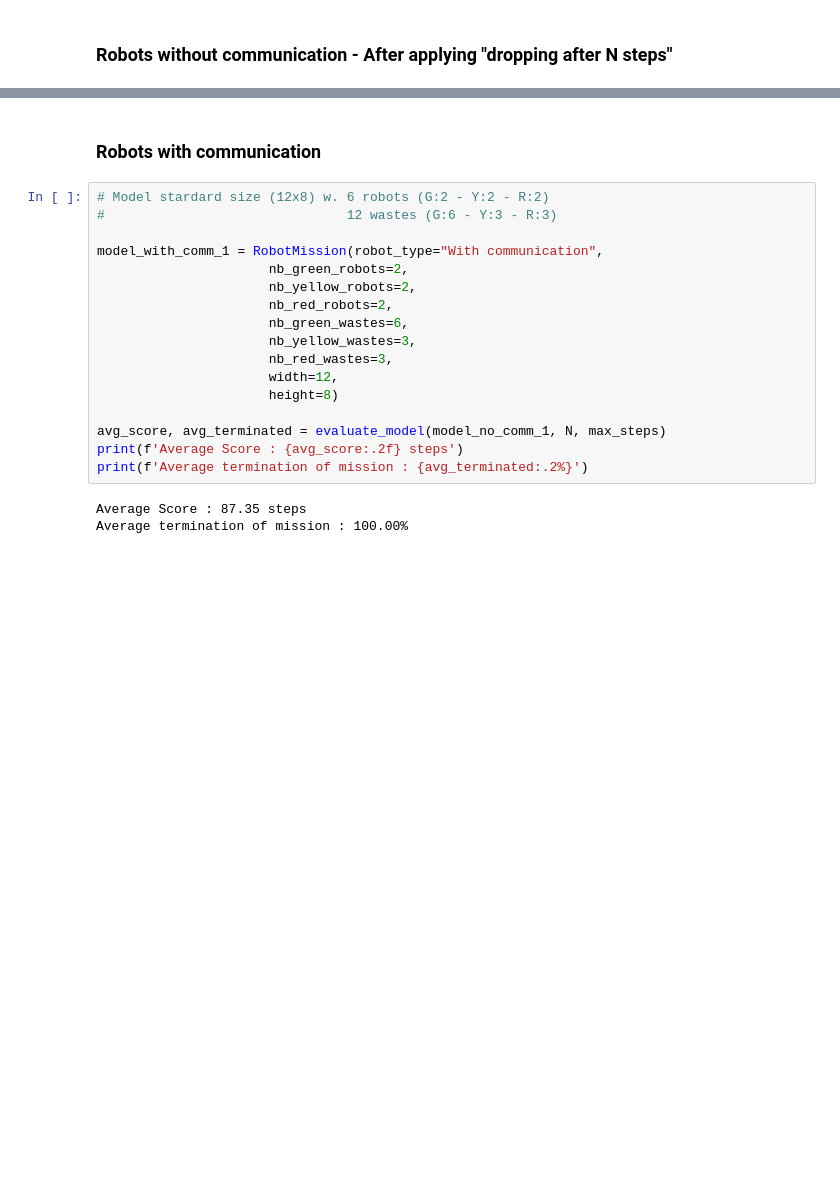
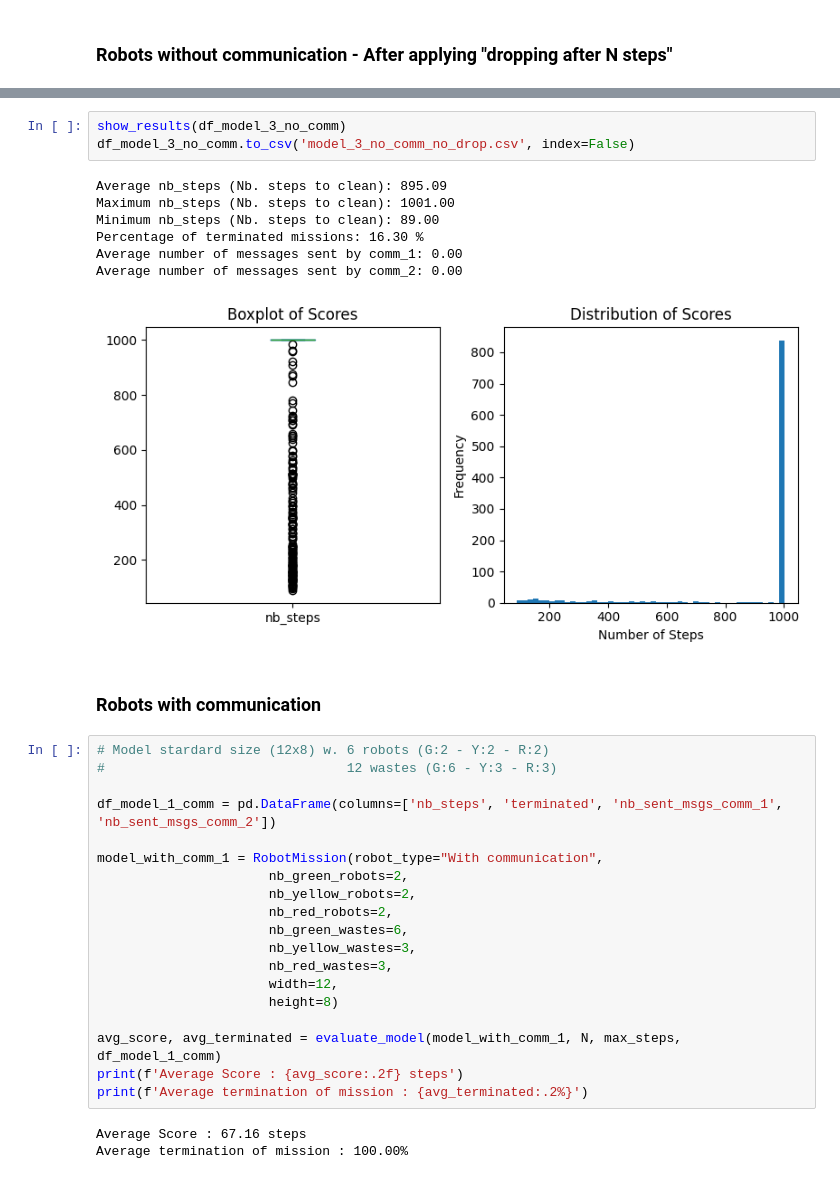
Before and after one commit to elbarhichi/Self-Organized-Multi-Agents-System, a Jupyter notebook: MAS_evaluation.ipynb, the cells around one changed output, grey strips where cells are left out. Drawn from its saved outputs; the diff is of its cells as text; blank space fills up the shorter version.

```diff
--- a/MAS_evaluation.ipynb
+++ b/MAS_evaluation.ipynb
@@ -175,8 +227,21 @@ Average termination of mission : 88.00%
+# %%
+show_results(df_model_3_no_comm)
+df_model_3_no_comm.to_csv('model_3_no_comm_no_drop.csv', index=False)
+# %% [output]
+Average nb_steps (Nb. steps to clean): 895.09
+Maximum nb_steps (Nb. steps to clean): 1001.00
+Minimum nb_steps (Nb. steps to clean): 89.00
+Percentage of terminated missions: 16.30 %
+Average number of messages sent by comm_1: 0.00
+Average number of messages sent by comm_2: 0.00
+[figure, added]
 # %% [markdown]
 ### **Robots with communication**
 # %%
 # Model stardard size (12x8) w. 6 robots (G:2 - Y:2 - R:2)
 #                               12 wastes (G:6 - Y:3 - R:3)
+
+df_model_1_comm = pd.DataFrame(columns=['nb_steps', 'terminated', 'nb_sent_msgs_comm_1', 'nb_sent_msgs_comm_2'])
 
 model_with_comm_1 = RobotMission(robot_type="With communication",
                       nb_green_robots=2,
@@ -188,9 +253,9 @@ model_with_comm_1 = RobotMission(robot_type="With communication",
                       width=12,
                       height=8)
 
-avg_score, avg_terminated = evaluate_model(model_no_comm_1, N, max_steps)
+avg_score, avg_terminated = evaluate_model(model_with_comm_1, N, max_steps, df_model_1_comm)
 print(f'Average Score : {avg_score:.2f} steps')
 print(f'Average termination of mission : {avg_terminated:.2%}')
 # %% [output]
-Average Score : 87.35 steps
+Average Score : 67.16 steps
 Average termination of mission : 100.00%
```
Also changed, not shown: parts of 14 cells of this notebook, 2 other files.
